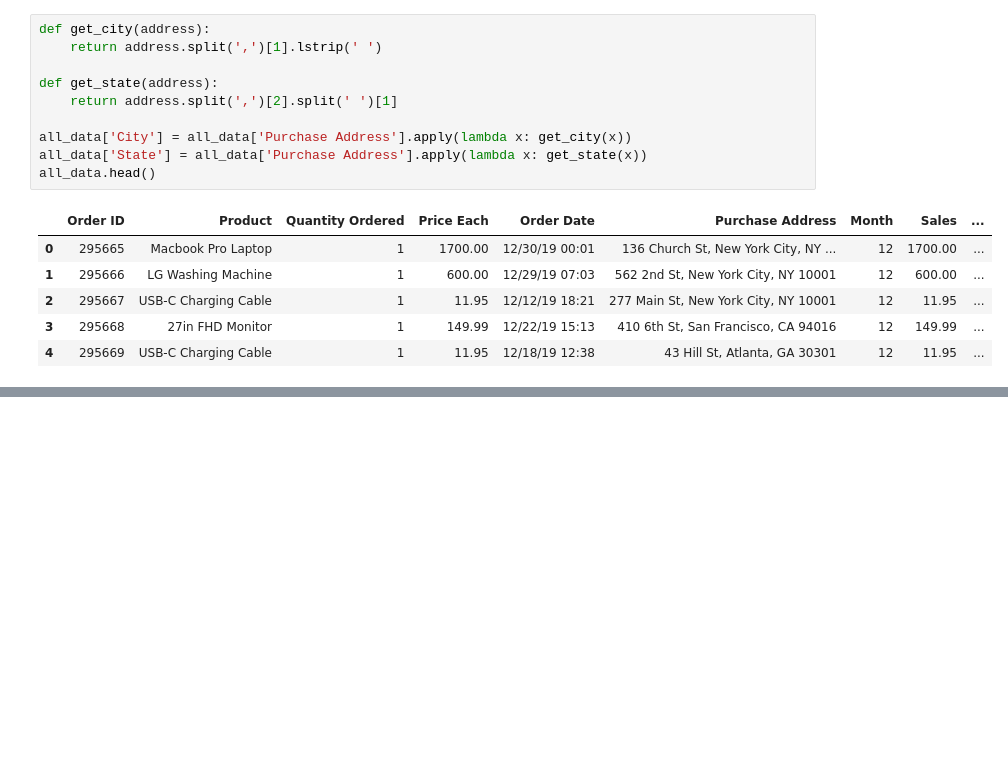
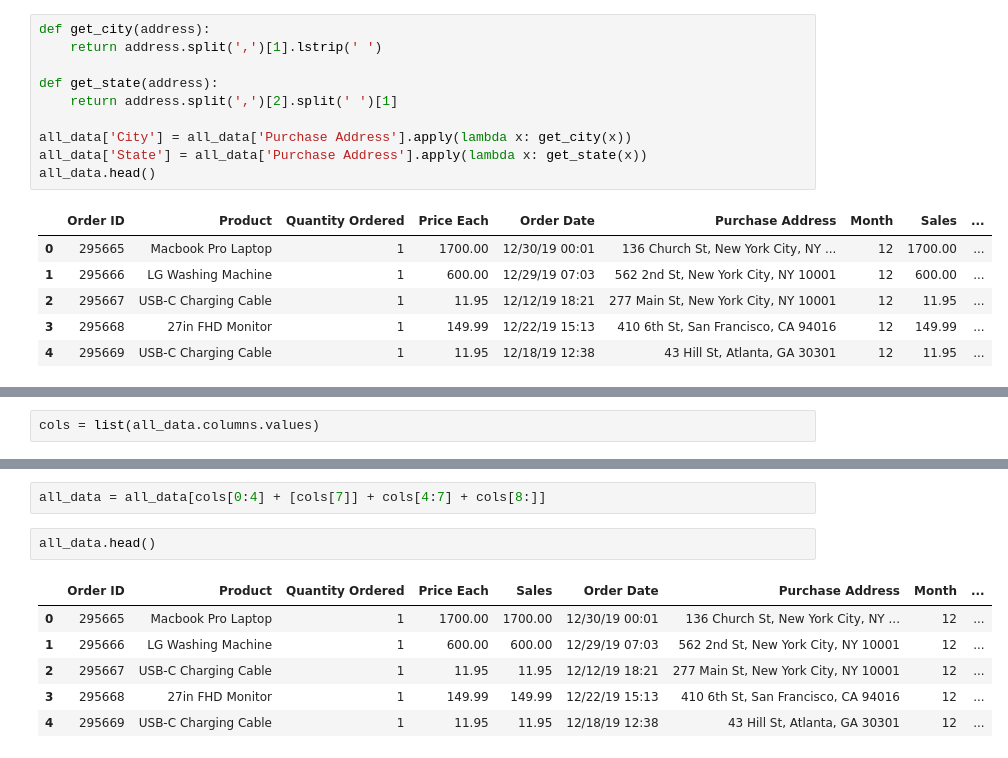
Before and after one commit to dbhinton/sales-analysis, a Jupyter notebook: sales-analysis.ipynb, the cells around one changed output, grey strips where cells are left out. Saved outputs shown, nothing was run; the diff lists cells and outputs as text; blank space fills up the shorter version.

Commit message:
switched columns around

```diff
--- a/sales-analysis.ipynb
+++ b/sales-analysis.ipynb
@@ -171,0 +190,2 @@ all_data.head()
+# %%
+cols = list(all_data.columns.values)
@@ -171,0 +205,11 @@ all_data.head()
+# %%
+all_data = all_data[cols[0:4] + [cols[7]] + cols[4:7] + cols[8:]]
+# %%
+all_data.head()
+# %% [output]
+|  | Order ID | Product | Quantity Ordered | Price Each | Sales | Order Date | Purchase Address | Month | ... |
+| 0 | 295665 | Macbook Pro Laptop | 1 | 1700.00 | 1700.00 | 12/30/19 00:01 | 136 Church St, New York City, NY ... | 12 | ... |
+| 1 | 295666 | LG Washing Machine | 1 | 600.00 | 600.00 | 12/29/19 07:03 | 562 2nd St, New York City, NY 10001 | 12 | ... |
+| 2 | 295667 | USB-C Charging Cable | 1 | 11.95 | 11.95 | 12/12/19 18:21 | 277 Main St, New York City, NY 10001 | 12 | ... |
+| 3 | 295668 | 27in FHD Monitor | 1 | 149.99 | 149.99 | 12/22/19 15:13 | 410 6th St, San Francisco, CA 94016 | 12 | ... |
+| 4 | 295669 | USB-C Charging Cable | 1 | 11.95 | 11.95 | 12/18/19 12:38 | 43 Hill St, Atlanta, GA 30301 | 12 | ... |
```
Also changed, not shown: parts of 3 cells of this notebook.
